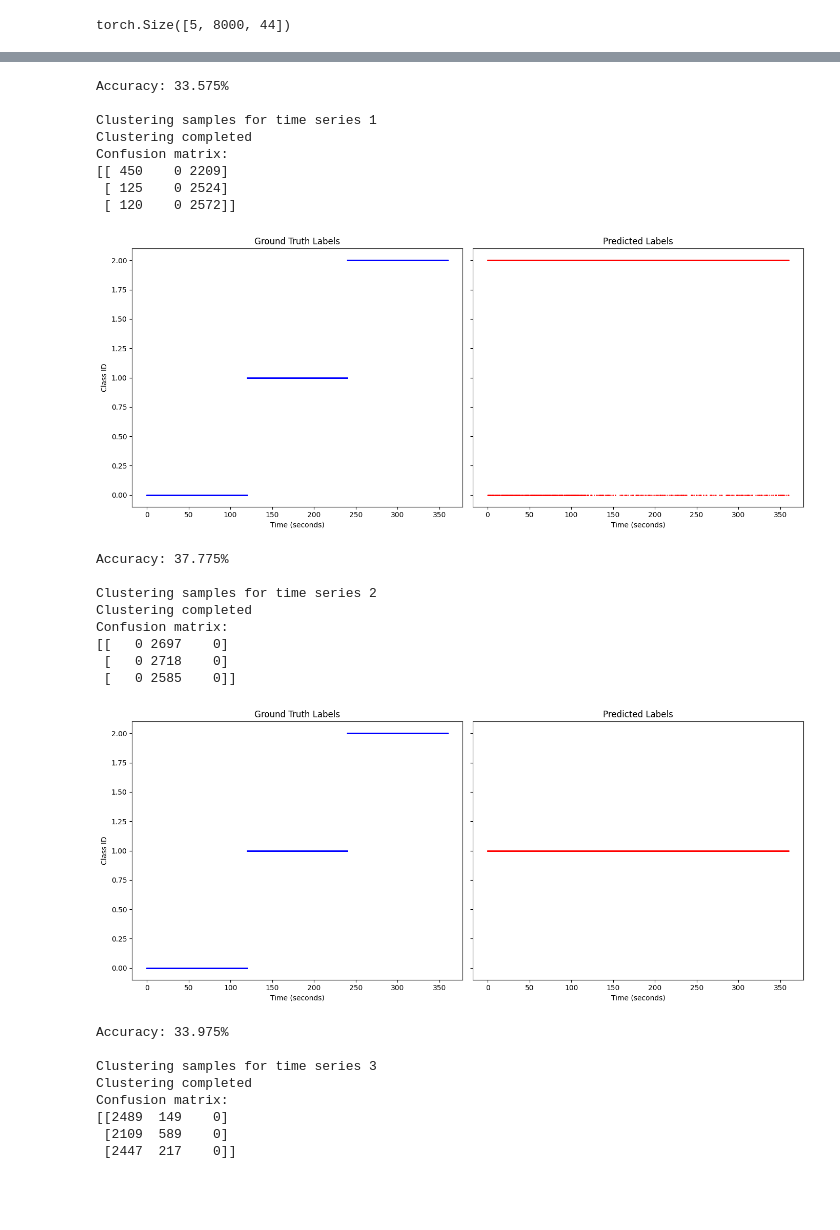
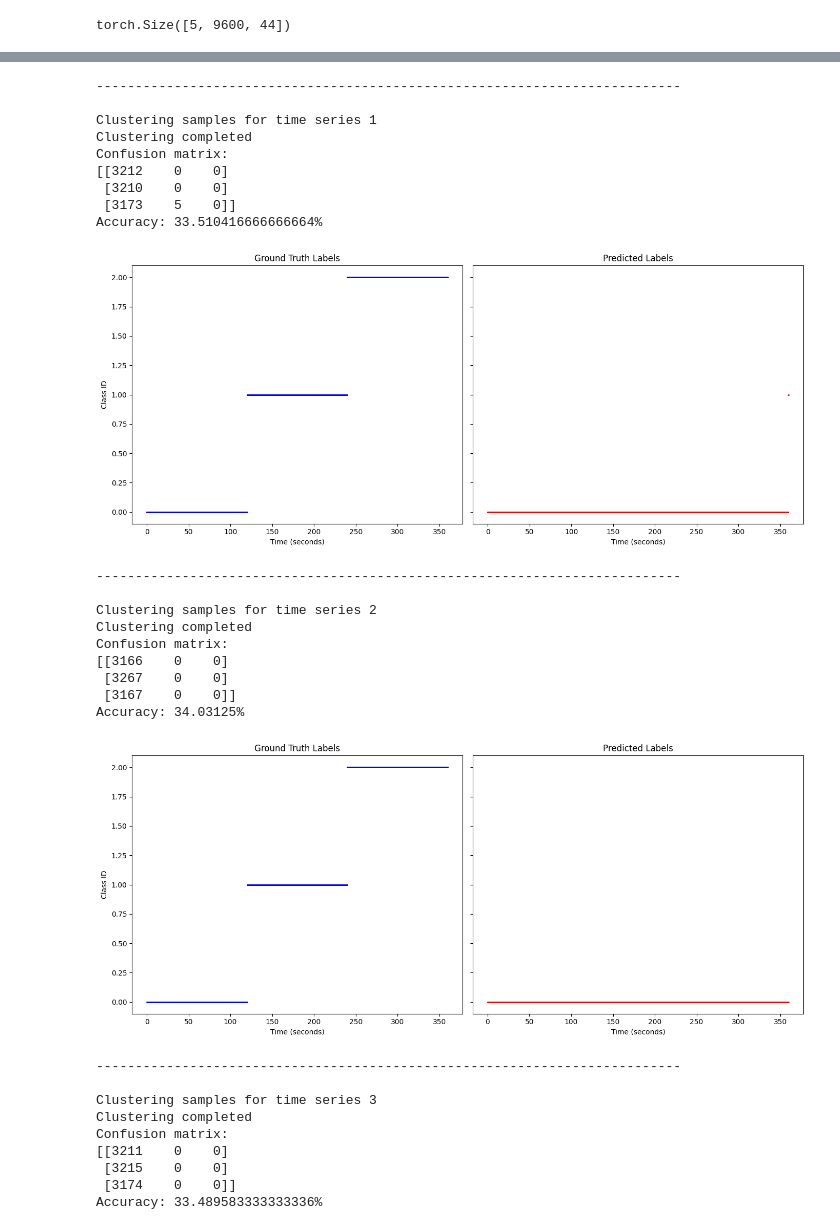
Before and after one commit to nyook941/online-clustering, a Jupyter notebook: buffer.ipynb, the cells around one changed output, grey strips where cells are left out. Drawn from its saved outputs; the diff is of its cells as text; code cells hidden in the pictures; blank space fills up the shorter version.

```diff
--- a/buffer.ipynb
+++ b/buffer.ipynb
@@ -1,9 +1,9 @@
 # %%
-FRAME_SIZE = 150
+FRAME_SIZE = 125
 HOP_RATIO = 0.1
 N_FFT = 1024
-VIGILANCE = 0.5
-BUFFER_SIZE = 5
+VIGILANCE = 1.4
+BUFFER_SIZE = 2
 # %%
 from modules.AudioProcessor import AudioProcessor
 
@@ -60,10 +60,14 @@ dh.save_selected_features(important_mfcc_features, important_mfsc_features)
 time_series_tensor = dh.generate_time_series(FRAME_SIZE, HOP_RATIO)
 time_series_tensor.shape
 # %% [output]
-torch.Size([5, 8000, 44])
+torch.Size([5, 9600, 44])
 # %%
+import importlib
+import modules.ART2Clusterer
+importlib.reload(modules.ART2Clusterer)
 from modules.ART2Clusterer import SmoothingART2Clusterer
 
+overall_accuracy = 0
 for i in range(len(time_series_tensor)):
     clusterer = SmoothingART2Clusterer(
         vigilance=VIGILANCE,
@@ -75,12 +79,16 @@ for i in range(len(time_series_tensor)):
     print(f"Clustering samples for time series {i}")
     for j, sample in enumerate(time_series_tensor[i]):
         clusterer.fit_clusters(sample, j)
+
     print("Clustering completed")
-    confusion_matrix = clusterer.calc_confusion_matrix(f'./output/ground_truth_{i}.csv')
+    confusion_matrix, accuracy = clusterer.calc_accuracy(f'./output/ground_truth_{i}.csv')
     print(f"Confusion matrix:\n{confusion_matrix}")
+    print(f"Accuracy: {accuracy*100}%")
     clusterer.plot_truth_vs_time(f'./output/ground_truth_{i}.csv')
-    accuracy = clusterer.calc_accuracy(confusion_matrix)
-    print(f"Accuracy: {accuracy*100}%\n")
+    overall_accuracy += accuracy
+    print("-" * 75 + "\n")
+
+print(f"Overall accuracy: {(overall_accuracy/5)*100}%")
 # %% [output]
 Clustering samples for time series 0
 Clustering completed
@@ -92,26 +101,29 @@ Confusion matrix:
-Accuracy: 33.575%
+---------------------------------------------------------------------------
 
 Clustering samples for time series 1
 Clustering completed
 Confusion matrix:
-[[ 450    0 2209]
- [ 125    0 2524]
- [ 120    0 2572]]
+[[3212    0    0]
+ [3210    0    0]
+ [3173    5    0]]
+Accuracy: 33.510416666666664%
-[figure, old version]
+[figure, new version]
-Accuracy: 37.775%
+---------------------------------------------------------------------------
 
 Clustering samples for time series 2
 Clustering completed
 Confusion matrix:
-[[   0 2697    0]
- [   0 2718    0]
- [   0 2585    0]]
+[[3166    0    0]
+ [3267    0    0]
+ [3167    0    0]]
+Accuracy: 34.03125%
-[figure, old version]
+[figure, new version]
-Accuracy: 33.975%
+---------------------------------------------------------------------------
 
 Clustering samples for time series 3
 Clustering completed
 Confusion matrix:
-[[2489  149    0]
- [2109  589    0]
- [2447  217    0]]
+[[3211    0    0]
+ [3215    0    0]
+ [3174    0    0]]
+Accuracy: 33.489583333333336%
```
Also changed, not shown: parts of 4 cells of this notebook, 15 other files.
